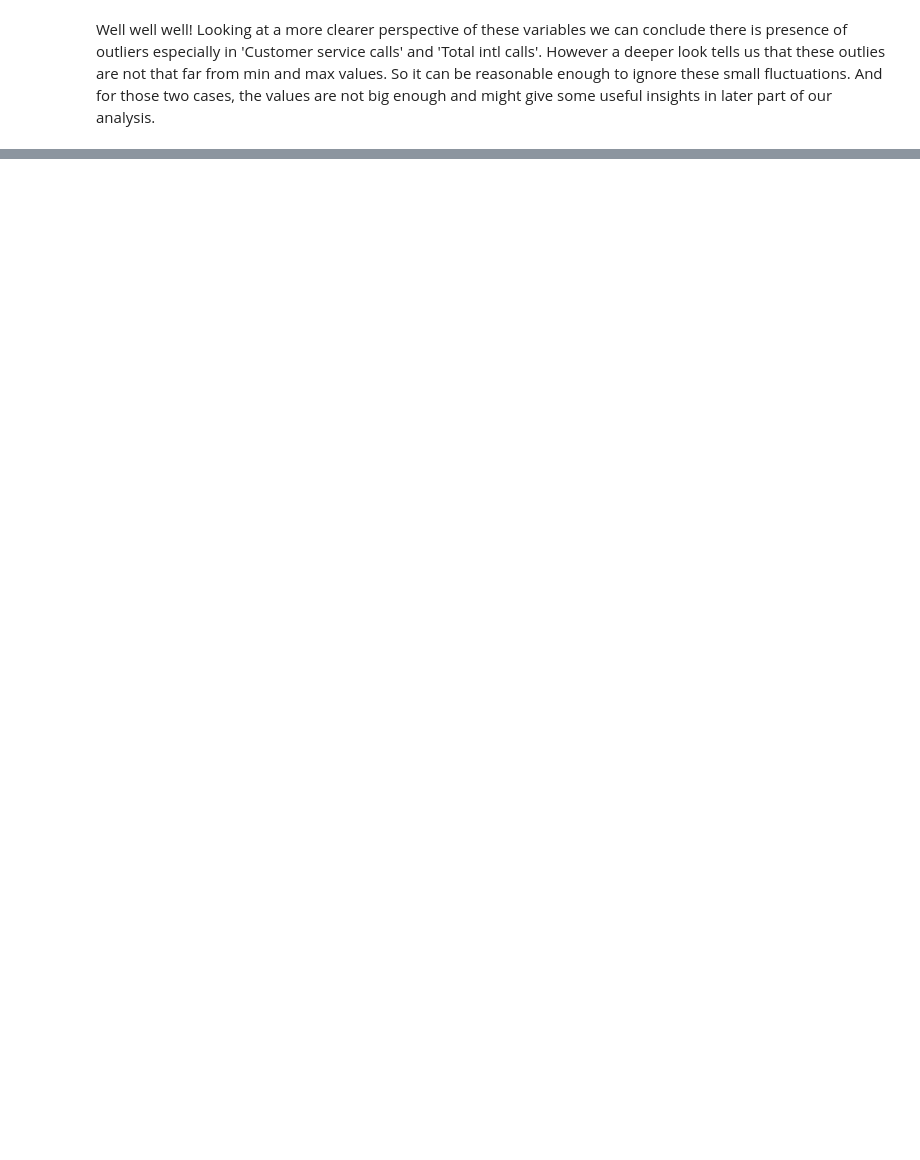
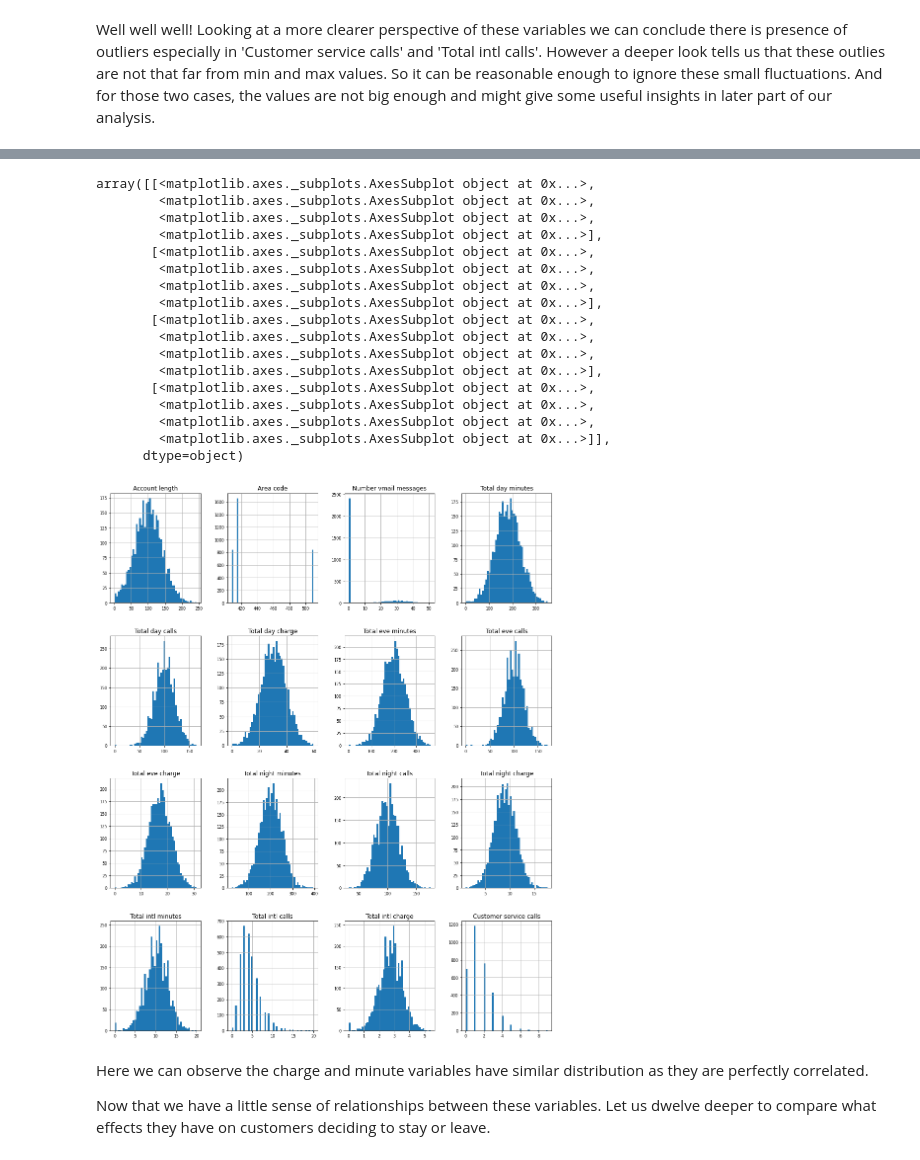
Before and after one commit to avilashsrivastava/Telecom-Churn-Analysis, a Jupyter notebook: Individual_Final_notebook.ipynb, the cells around one changed output, grey strips where cells are left out. Saved outputs shown, nothing was run; the diff lists cells and outputs as text; code cells hidden in the pictures; blank space fills up the shorter version.

```diff
--- a/Individual_Final_notebook.ipynb
+++ b/Individual_Final_notebook.ipynb
@@ -276,0 +337,27 @@ Well well well! Looking at a more clearer perspective of these variables we can
+# %%
+# Histogram for each variable
+temporary_df=df.drop(columns='Churn')
+temporary_df.hist(figsize=(16, 20), bins=50, xlabelsize=8, ylabelsize=8)
+# %% [output]
+array([[<matplotlib.axes._subplots.AxesSubplot object at 0x...>,
+        <matplotlib.axes._subplots.AxesSubplot object at 0x...>,
+        <matplotlib.axes._subplots.AxesSubplot object at 0x...>,
+        <matplotlib.axes._subplots.AxesSubplot object at 0x...>],
+       [<matplotlib.axes._subplots.AxesSubplot object at 0x...>,
+        <matplotlib.axes._subplots.AxesSubplot object at 0x...>,
+        <matplotlib.axes._subplots.AxesSubplot object at 0x...>,
+        <matplotlib.axes._subplots.AxesSubplot object at 0x...>],
+       [<matplotlib.axes._subplots.AxesSubplot object at 0x...>,
+        <matplotlib.axes._subplots.AxesSubplot object at 0x...>,
+        <matplotlib.axes._subplots.AxesSubplot object at 0x...>,
+        <matplotlib.axes._subplots.AxesSubplot object at 0x...>],
+       [<matplotlib.axes._subplots.AxesSubplot object at 0x...>,
+        <matplotlib.axes._subplots.AxesSubplot object at 0x...>,
+        <matplotlib.axes._subplots.AxesSubplot object at 0x...>,
+        <matplotlib.axes._subplots.AxesSubplot object at 0x...>]],
+      dtype=object)
+[figure, added]
+# %% [markdown]
+Here we can observe the charge and minute variables have similar distribution as they are perfectly correlated.
+
+Now that we have a little sense of relationships between these variables. Let us dwelve deeper to compare what effects they have on customers deciding to stay or leave.
```
Also changed, not shown: parts of 24 cells of this notebook.
